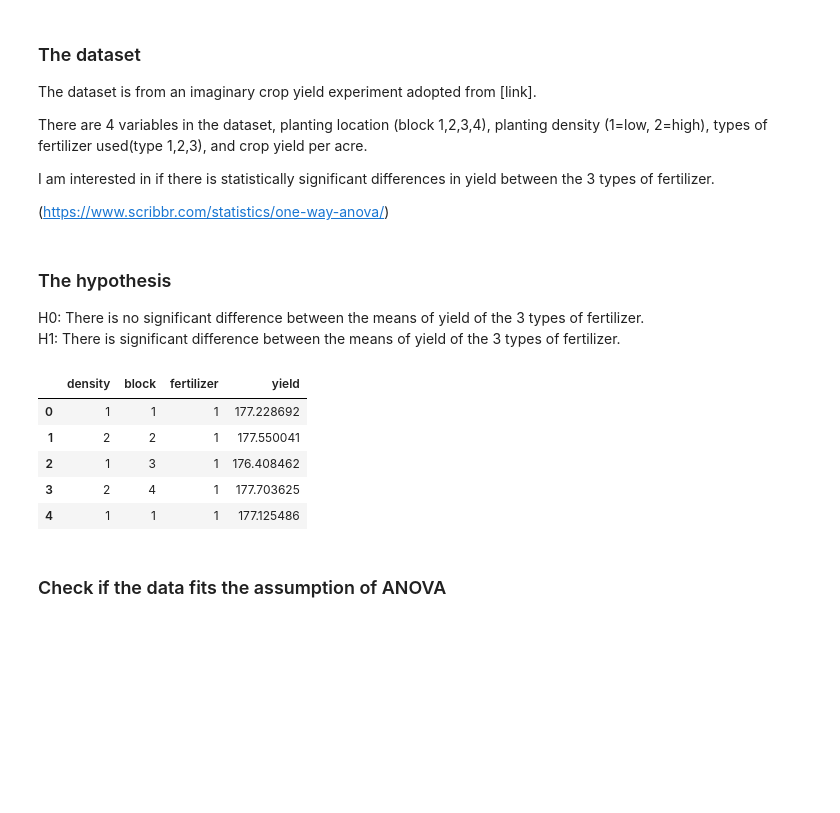
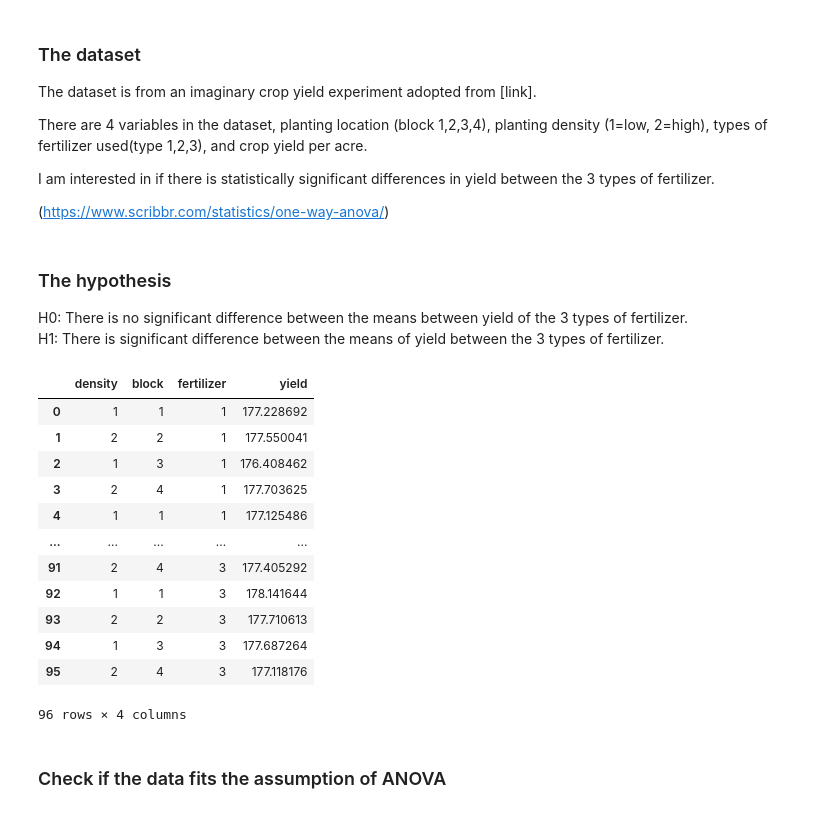
Before and after one commit to HazelIP/Machine-learning2021, a Jupyter notebook: ANOVA.ipynb, the cells around one changed output. Drawn from its saved outputs; the diff is of its cells as text; code cells hidden in the pictures; blank space fills up the shorter version.

```diff
--- a/ANOVA.ipynb
+++ b/ANOVA.ipynb
@@ -43,23 +43,30 @@ I am interested in if there is statistically significant differences in yield be
 (https://www.scribbr.com/statistics/one-way-anova/)
 # %% [markdown]
 ### The hypothesis
-H0: There is no significant difference between the means of yield of the 3 types of fertilizer. <br>
-H1: There is significant difference between the means of yield of the 3 types of fertilizer.
+H0: There is no significant difference between the means between yield of the 3 types of fertilizer. <br>
+H1: There is significant difference between the means of yield between the 3 types of fertilizer.
 # %%
 import pandas as pd
 import scipy.stats as stats
 import seaborn as sns
 
 df = pd.read_csv('crop_data.csv')
-
-df.head()
+# have a look of the data frame
+df
 # %% [output]
 |  | density | block | fertilizer | yield |
 | 0 | 1 | 1 | 1 | 177.228692 |
 | 1 | 2 | 2 | 1 | 177.550041 |
 | 2 | 1 | 3 | 1 | 176.408462 |
 | 3 | 2 | 4 | 1 | 177.703625 |
 | 4 | 1 | 1 | 1 | 177.125486 |
+| ... | ... | ... | ... | ... |
+| 91 | 2 | 4 | 3 | 177.405292 |
+| 92 | 1 | 1 | 3 | 178.141644 |
+| 93 | 2 | 2 | 3 | 177.710613 |
+| 94 | 1 | 3 | 3 | 177.687264 |
+| 95 | 2 | 4 | 3 | 177.118176 |
+96 rows × 4 columns
 # %% [markdown]
 ### Check if the data fits the assumption of ANOVA
 # %% [markdown]
```
Also changed, not shown: parts of 19 cells of this notebook.
